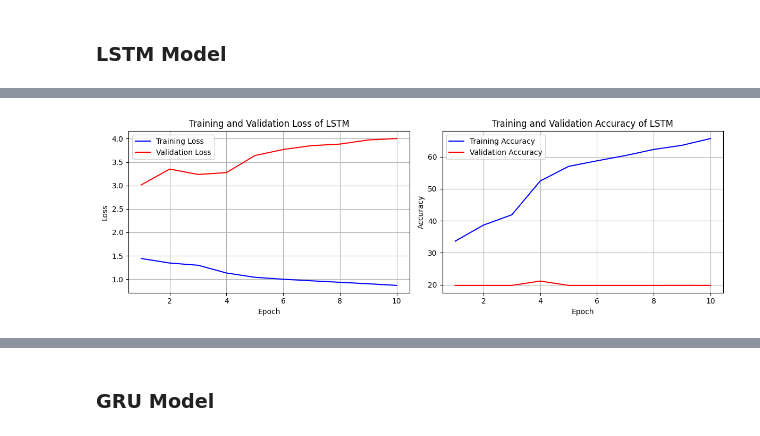
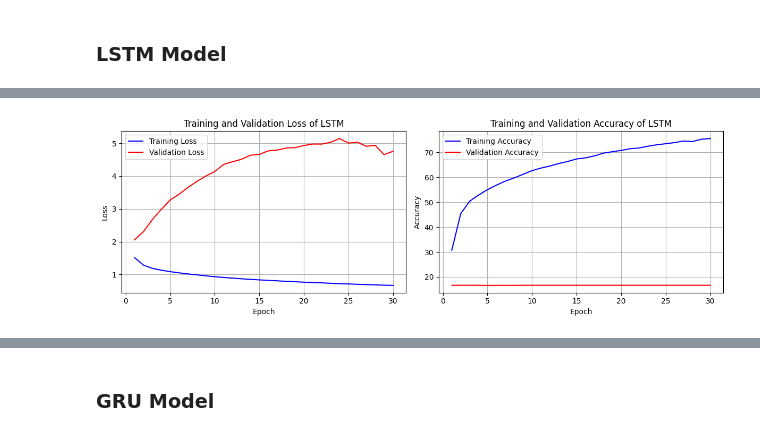
Before and after one commit to kazimahathir73/CSE440-Natural-Language-Processing-II-Project, a Jupyter notebook: train_model.ipynb, the cells around one changed output, grey strips where cells are left out. Saved outputs shown, nothing was run; the diff lists cells and outputs as text; code cells hidden in the pictures.

```diff
--- a/train_model.ipynb
+++ b/train_model.ipynb
@@ -453,0 +645,10 @@ tensor([0, 1, 2, 3, 4])
+# %%
+input_size = 300
+hidden_size = 64
+output_size = 5
+num_layers = 1
+num_epochs = 40
+
+model = RNNModel(input_size, hidden_size, output_size, num_layers)
+loss_function = nn.CrossEntropyLoss()
+optimizer = optim.Adam(model.parameters(), lr=0.0001)
@@ -457,7 +711,7 @@ tensor([0, 1, 2, 3, 4])
 class LSTMModel(nn.Module):
     def __init__(self, input_size, hidden_size, output_size, num_layers):
         super(LSTMModel, self).__init__()
-        self.lstm = nn.LSTM(input_size, hidden_size, num_layers, batch_first=True, dropout = 0.4)
+        self.lstm = nn.LSTM(input_size, hidden_size, num_layers, batch_first=True, dropout = 0.15)
         self.fc = nn.Linear(hidden_size, output_size)
 
     def forward(self, x):
@@ -474,8 +721,9 @@ def calculate_accuracy(y_pred, y_true):
 # %%
 input_size = 300
-hidden_size = 128
+hidden_size = 64
 output_size = 5
 num_layers = 1
+num_epochs = 30
 
 model = LSTMModel(input_size, hidden_size, output_size, num_layers)
 loss_function = nn.CrossEntropyLoss()
@@ -548,0 +731,4 @@ Validation Loss: 2.6343, Validation Accuracy: 25.70%
+# %%
+lstm_train_losses, lstm_val_losses, lstm_train_accuracy, lstm_val_accuracy = train_model(
+    model, optimizer, loss_function, train_loader, val_loader, num_epochs
+)
@@ -549,25 +753,25 @@ Validation Loss: 2.6343, Validation Accuracy: 25.70%
 # %%
 plt.figure(figsize=(12, 4))
 
 plt.subplot(1, 2, 1)
-plt.plot(range(1, num_epochs + 1), train_losses, label='Training Loss', color='blue')
-plt.plot(range(1, num_epochs + 1), val_losses, label='Validation Loss', color='red')
+plt.plot(range(1, num_epochs + 1), lstm_train_losses, label='Training Loss', color='blue')
+plt.plot(range(1, num_epochs + 1), lstm_val_losses, label='Validation Loss', color='red')
 plt.xlabel('Epoch')
 plt.ylabel('Loss')
 plt.title('Training and Validation Loss of LSTM')
 plt.legend()
 plt.grid(True)
 
 plt.subplot(1, 2, 2)
-plt.plot(range(1, num_epochs + 1), train_accuracy, label='Training Accuracy', color='blue')
-plt.plot(range(1, num_epochs + 1), val_accuracy, label='Validation Accuracy', color='red')
+plt.plot(range(1, num_epochs + 1), lstm_train_accuracy, label='Training Accuracy', color='blue')
+plt.plot(range(1, num_epochs + 1), lstm_val_accuracy, label='Validation Accuracy', color='red')
 plt.xlabel('Epoch')
 plt.ylabel('Accuracy')
 plt.title('Training and Validation Accuracy of LSTM')
 plt.legend()
 plt.grid(True)
 
 plt.tight_layout()
 plt.show()
 # %% [output]
-[figure, old version]
+[figure, new version]
```
Also changed, not shown: parts of 47 cells of this notebook.
